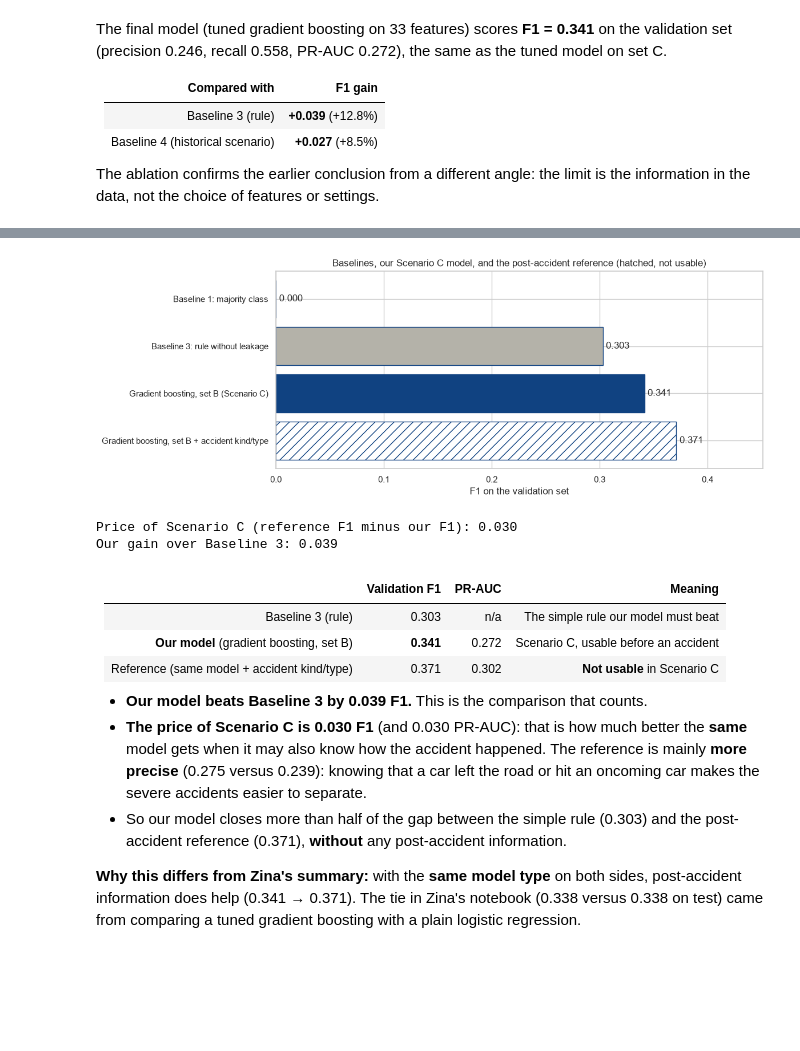
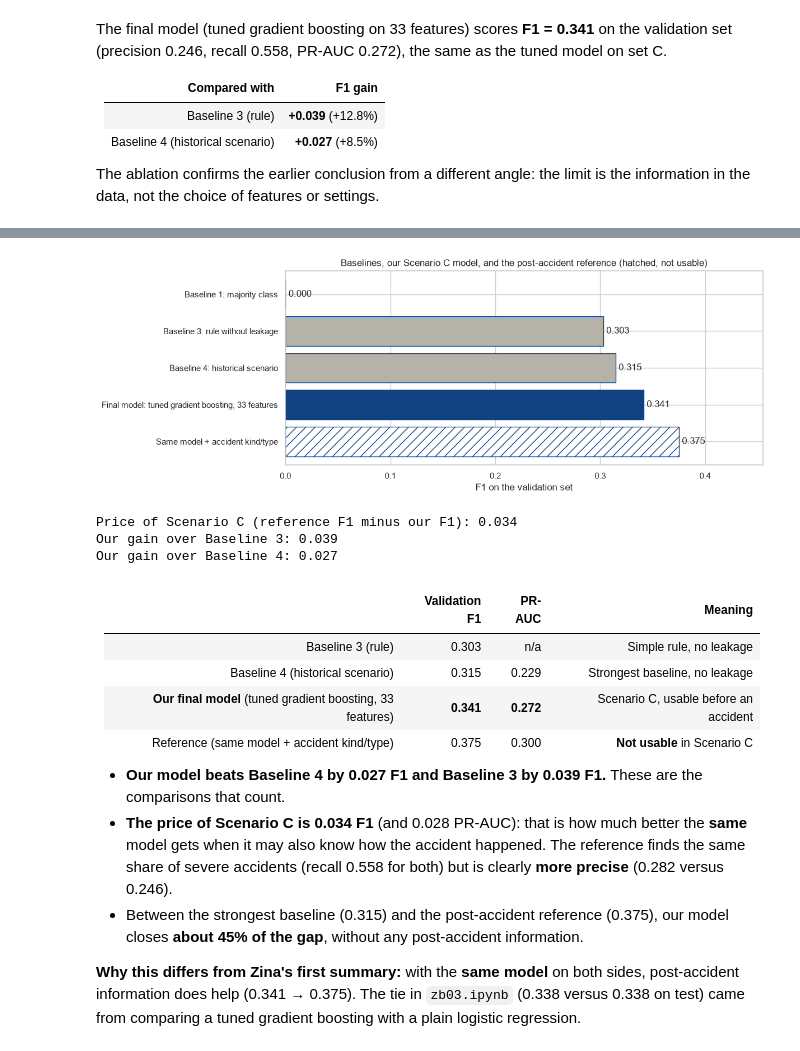
Before and after one commit to zinaF19/The-Random-Forest-Rangers, a Jupyter notebook: Micheal_ML_Random_Forest_Rangers_Final.ipynb, the cells around one changed output, grey strips where cells are left out. Saved outputs shown, nothing was run; the diff lists cells and outputs as text; code cells hidden in the pictures; blank space fills up the shorter version.

```diff
--- a/Micheal_ML_Team_Data_Baselines.ipynb
+++ b/Micheal_ML_Random_Forest_Rangers_Final.ipynb
@@ -1526,11 +1579,12 @@ Gradient boosting: best CV PR-AUC 0.2690 (1522 s)
 
 For each tuned model we take the out-of-fold predictions (5-fold cross validation on the training set), choose the threshold with the best F1, and apply it to the validation set. `best_estimator_` was already refitted on the full training set by `RandomizedSearchCV`.
 # %%
-tuned_rows, tuned_probabilities = [], {}
+tuned_rows, tuned_probabilities, tuned_oof = [], {}, {}
 for model_name, search in searches.items():
     start = time.time()
     oof = cross_val_predict(clone(search.best_estimator_), X_train[tuning_columns], y_train, cv=CV,
                             method="predict_proba", n_jobs=SEARCHES[model_name]["n_jobs"])[:, 1]
+    tuned_oof[model_name] = oof
     threshold, cv_f1 = best_f1_threshold(y_train, oof)
     p_val = search.best_estimator_.predict_proba(X_val[tuning_columns])[:, 1]
     flags = (p_val >= threshold).astype(int)
@@ -1910,7 +2149,8 @@ from sklearn.calibration import calibration_curve
 from sklearn.metrics import brier_score_loss
 
 calibration_inputs = {f"{name} (tuned)": p for name, (p, _) in tuned_probabilities.items()}
-calibration_inputs["Final model"] = p_val_final
+calibration_inputs["Final model (raw)"] = p_val_final
+calibration_inputs["Final model (calibrated)"] = p_val_final_calibrated
 calibration_inputs["Baseline 4: historical scenario"] = p_val_b4
 
 fig, axes = plt.subplots(1, 2, figsize=(15, 5.5))
@@ -2097,12 +2338,11 @@ Here we answer the question in a fair way: **how much do we lose by predicting b
 # %%
-REFERENCE_SET = dict(FEATURE_SETS["B: + density (Zina)"],
-                     nominal=["state", "accident_kind", "accident_type"])  # + post-accident columns
-reference_columns = set_columns(REFERENCE_SET)
+REFERENCE_SET = dict(FINAL_SET, nominal=FINAL_SET["nominal"] + ["accident_kind", "accident_type"])
+reference_columns = set_columns(REFERENCE_SET)  # the final model's 33 features + 2 post-accident columns
 
 # X_train / X_val contain only Scenario C features, so we take the columns from the full split tables
 X_train_reference, X_val_reference = train[reference_columns], val[reference_columns]
 
-reference_model = make_pipeline(make_set_preprocessor(REFERENCE_SET), clone(MODELS["Gradient boosting"]))
+reference_model = make_pipeline(make_set_preprocessor(REFERENCE_SET), clone(tuned_gb))  # same tuned settings
 oof_reference = cross_val_predict(reference_model, X_train_reference, y_train, cv=CV,
                                   method="predict_proba")[:, 1]
 reference_threshold, reference_cv_f1 = best_f1_threshold(y_train, oof_reference)
@@ -2110,5 +2350,6 @@ reference_threshold, reference_cv_f1 = best_f1_threshold(y_train, oof_reference)
 reference_model.fit(X_train_reference, y_train)
 p_val_reference = reference_model.predict_proba(X_val_reference)[:, 1]
 reference_flags = (p_val_reference >= reference_threshold).astype(int)
-print("Reference model: CV F1 %.3f, threshold %.3f" % (reference_cv_f1, reference_threshold))
+print("Reference model: %d features, CV F1 %.3f, threshold %.3f"
+      % (len(reference_columns), reference_cv_f1, reference_threshold))
 # %% [output]
@@ -2133,15 +2374,13 @@ def summary_row(role, name, usable, y_true, p=None, flags=None):
     }
 
 
-scenario_c_key = ("B: + density (Zina)", "Gradient boosting")
-scenario_c_flags = (val_probabilities[scenario_c_key] >= model_results.loc[scenario_c_key, "threshold"]).astype(int)
-
 comparison = pd.DataFrame([
     summary_row("Baseline", "Baseline 1: majority class", "yes", y_val, flags=majority.predict(X_val)),
     summary_row("Baseline", "Baseline 3: rule without leakage", "yes", y_val, flags=baseline_3_rule(X_val)),
-    summary_row("Our model", "Gradient boosting, set B (Scenario C)", "yes", y_val,
-                p=val_probabilities[scenario_c_key], flags=scenario_c_flags),
-    summary_row("Reference only", "Gradient boosting, set B + accident kind/type", "NO (post-accident)",
+    summary_row("Baseline", "Baseline 4: historical scenario", "yes", y_val, p=p_val_b4, flags=flags_b4),
+    summary_row("Our model", "Final model: tuned gradient boosting, 33 features", "yes", y_val,
+                p=p_val_final, flags=flags_final),
+    summary_row("Reference only", "Same model + accident kind/type", "NO (post-accident)",
                 y_val, p=p_val_reference, flags=reference_flags),
 ]).set_index(["role", "model"])
 comparison.round(3)
@@ -2155,37 +2395,40 @@ comparison.round(3)
 # %%
 colors = {"Baseline": "#b4b2a9", "Our model": "#104281", "Reference only": "white"}
 labels = [m for _, m in comparison.index]
 values = comparison["val F1"].to_numpy()
 
 fig, ax = plt.subplots(figsize=(11, 4.5))
 bars = ax.barh(labels, values, color=[colors[r] for r, _ in comparison.index], edgecolor="#104281")
 bars[-1].set_hatch("//")
 ax.bar_label(bars, fmt="%.3f", padding=4)
 ax.invert_yaxis()
 ax.set_xlim(0, max(values) + 0.08)
 ax.set_xlabel("F1 on the validation set")
 ax.set_title("Baselines, our Scenario C model, and the post-accident reference (hatched, not usable)")
 plt.show()
 
-price = comparison["val F1"].iloc[3] - comparison["val F1"].iloc[2]
+price = comparison["val F1"].iloc[4] - comparison["val F1"].iloc[3]
 print("Price of Scenario C (reference F1 minus our F1): %.3f" % price)
-print("Our gain over Baseline 3: %.3f" % (comparison["val F1"].iloc[2] - comparison["val F1"].iloc[1]))
+print("Our gain over Baseline 3: %.3f" % (comparison["val F1"].iloc[3] - comparison["val F1"].iloc[1]))
+print("Our gain over Baseline 4: %.3f" % (comparison["val F1"].iloc[3] - comparison["val F1"].iloc[2]))
 # %% [output]
-[figure, old version]
+[figure, new version]
-Price of Scenario C (reference F1 minus our F1): 0.030
+Price of Scenario C (reference F1 minus our F1): 0.034
 Our gain over Baseline 3: 0.039
+Our gain over Baseline 4: 0.027
 # %% [markdown]
 | | Validation F1 | PR-AUC | Meaning |
 |---|---|---|---|
-| Baseline 3 (rule) | 0.303 | n/a | The simple rule our model must beat |
-| **Our model** (gradient boosting, set B) | **0.341** | 0.272 | Scenario C, usable before an accident |
-| Reference (same model + accident kind/type) | 0.371 | 0.302 | **Not usable** in Scenario C |
+| Baseline 3 (rule) | 0.303 | n/a | Simple rule, no leakage |
+| Baseline 4 (historical scenario) | 0.315 | 0.229 | Strongest baseline, no leakage |
+| **Our final model** (tuned gradient boosting, 33 features) | **0.341** | **0.272** | Scenario C, usable before an accident |
+| Reference (same model + accident kind/type) | 0.375 | 0.300 | **Not usable** in Scenario C |
 
-- **Our model beats Baseline 3 by 0.039 F1.** This is the comparison that counts.
-- **The price of Scenario C is 0.030 F1** (and 0.030 PR-AUC): that is how much better the **same** model gets when it may also know how the accident happened. The reference is mainly **more precise** (0.275 versus 0.239): knowing that a car left the road or hit an oncoming car makes the severe accidents easier to separate.
-- So our model closes more than half of the gap between the simple rule (0.303) and the post-accident reference (0.371), **without** any post-accident information.
+- **Our model beats Baseline 4 by 0.027 F1 and Baseline 3 by 0.039 F1.** These are the comparisons that count.
+- **The price of Scenario C is 0.034 F1** (and 0.028 PR-AUC): that is how much better the **same** model gets when it may also know how the accident happened. The reference finds the same share of severe accidents (recall 0.558 for both) but is clearly **more precise** (0.282 versus 0.246).
+- Between the strongest baseline (0.315) and the post-accident reference (0.375), our model closes **about 45% of the gap**, without any post-accident information.
 
-**Why this differs from Zina's summary:** with the **same model type** on both sides, post-accident information does help (0.341 → 0.371). The tie in Zina's notebook (0.338 versus 0.338 on test) came from comparing a tuned gradient boosting with a plain logistic regression.
+**Why this differs from Zina's first summary:** with the **same model** on both sides, post-accident information does help (0.341 → 0.375). The tie in `zb03.ipynb` (0.338 versus 0.338 on test) came from comparing a tuned gradient boosting with a plain logistic regression.
 # %% [markdown]
 ### How to Talk About the Reference (for the Presentation)
 
```
Also changed, not shown: parts of 36 cells of this notebook, 3 other files.
